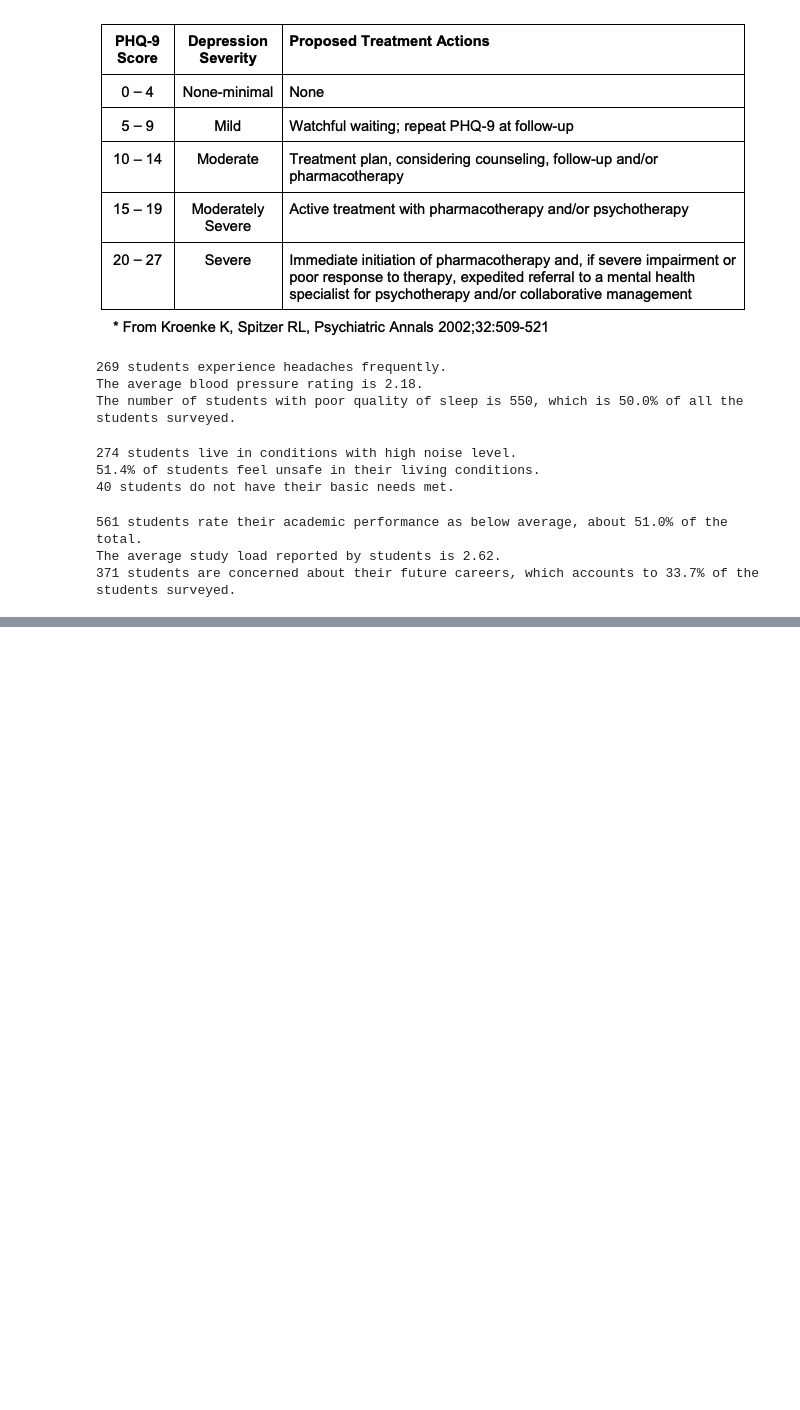
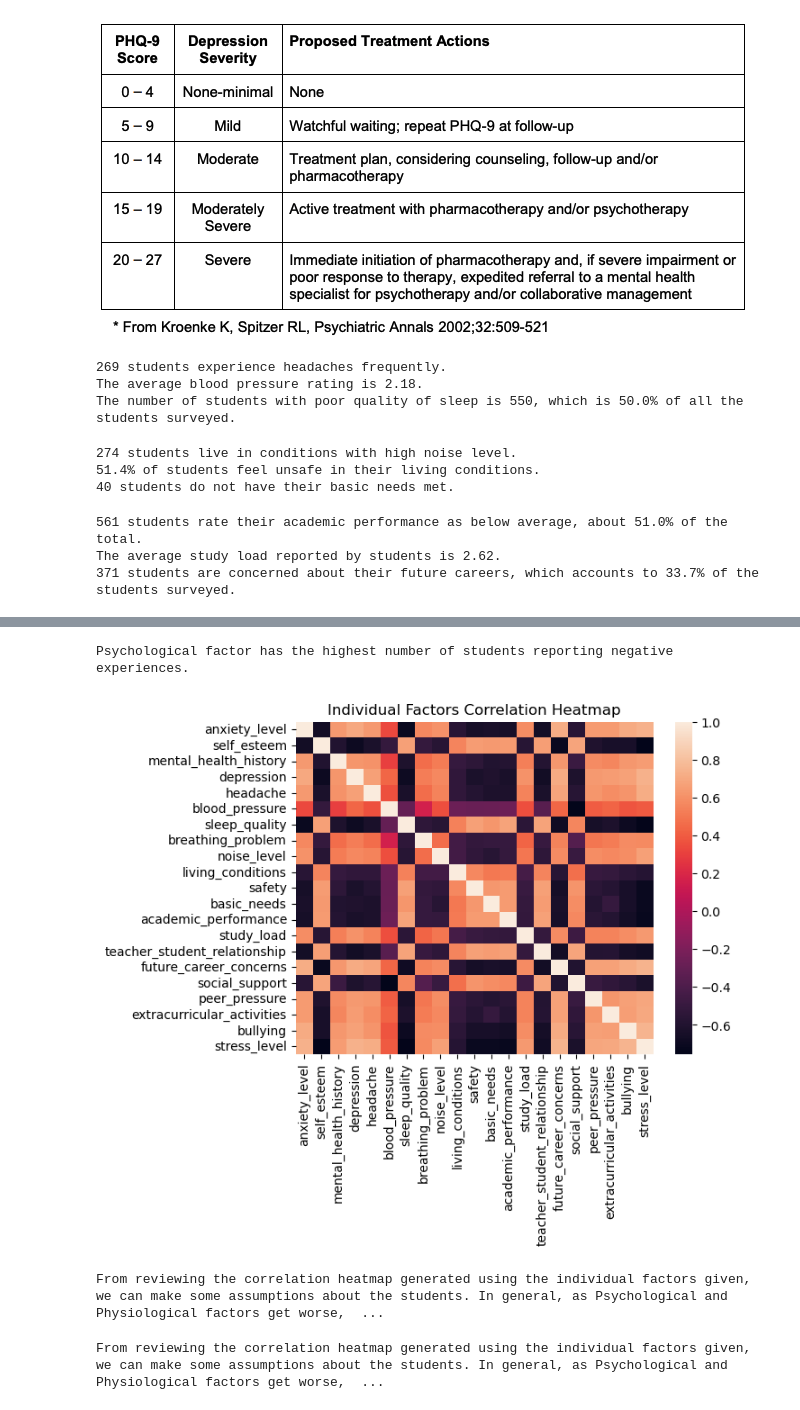
Before and after one commit to kenandutan/Codecademy-ML-AI-Engineer-Foundations-Final-Portfolio, a Jupyter notebook: Analysis of Stress Level Dataset.ipynb, the cells around one changed output, grey strips where cells are left out. Saved outputs shown, nothing was run; the diff lists cells and outputs as text; code cells hidden in the pictures; blank space fills up the shorter version.

```diff
--- a/Analysis of Stress Level Dataset.ipynb
+++ b/Analysis of Stress Level Dataset.ipynb
@@ -162,0 +156,32 @@ Psychological factor has the highest number of students reporting negative exper
+# %%
+#Which type of factor has the most students reporting negative experiences?
+factors = ['Psychological', 'Physiological', 'Environmental', 'Academic', 'Social']
+negative_experiences = [num_depression_above_four,
+                        num_poor_sleep_quality,
+                        num_high_noise_level,
+                        num_below_avg_acad_perf,
+                        num_bullying]
+most_negative_factor = factors[negative_experiences.index(max(negative_experiences))]
+print(f'{most_negative_factor} factor has the highest number of students reporting negative experiences.')
+# %% [output]
+Psychological factor has the highest number of students reporting negative experiences.
+# %%
+#When comparing different factors to see if there is any correlation
+
+# import modules
+import matplotlib.pyplot as mp
+import seaborn as sb
+
+# plotting correlation heatmap
+stress_dataplot=sb.heatmap(stress_data.corr())
+
+# displaying heatmap
+mp.title("Individual Factors Correlation Heatmap")
+mp.show()
+# %% [output]
+[figure, added]
+From reviewing the correlation heatmap generated using the individual factors given, we can make some assumptions about the students. In general, as Psychological and Physiological factors get worse,  ...
+# %%
+print('From reviewing the correlation heatmap generated using the individual factors given, we can make some assumptions about the students. In general, as Psychological and Physiological factors get worse, the Environmental and Academic factors also decline. Converse to this observation, as Environmental and Academic factors get better, negative Social factors begin to decrease.')
+# %% [output]
+From reviewing the correlation heatmap generated using the individual factors given, we can make some assumptions about the students. In general, as Psychological and Physiological factors get worse,  ...
```
Also changed, not shown: parts of 12 cells of this notebook.
